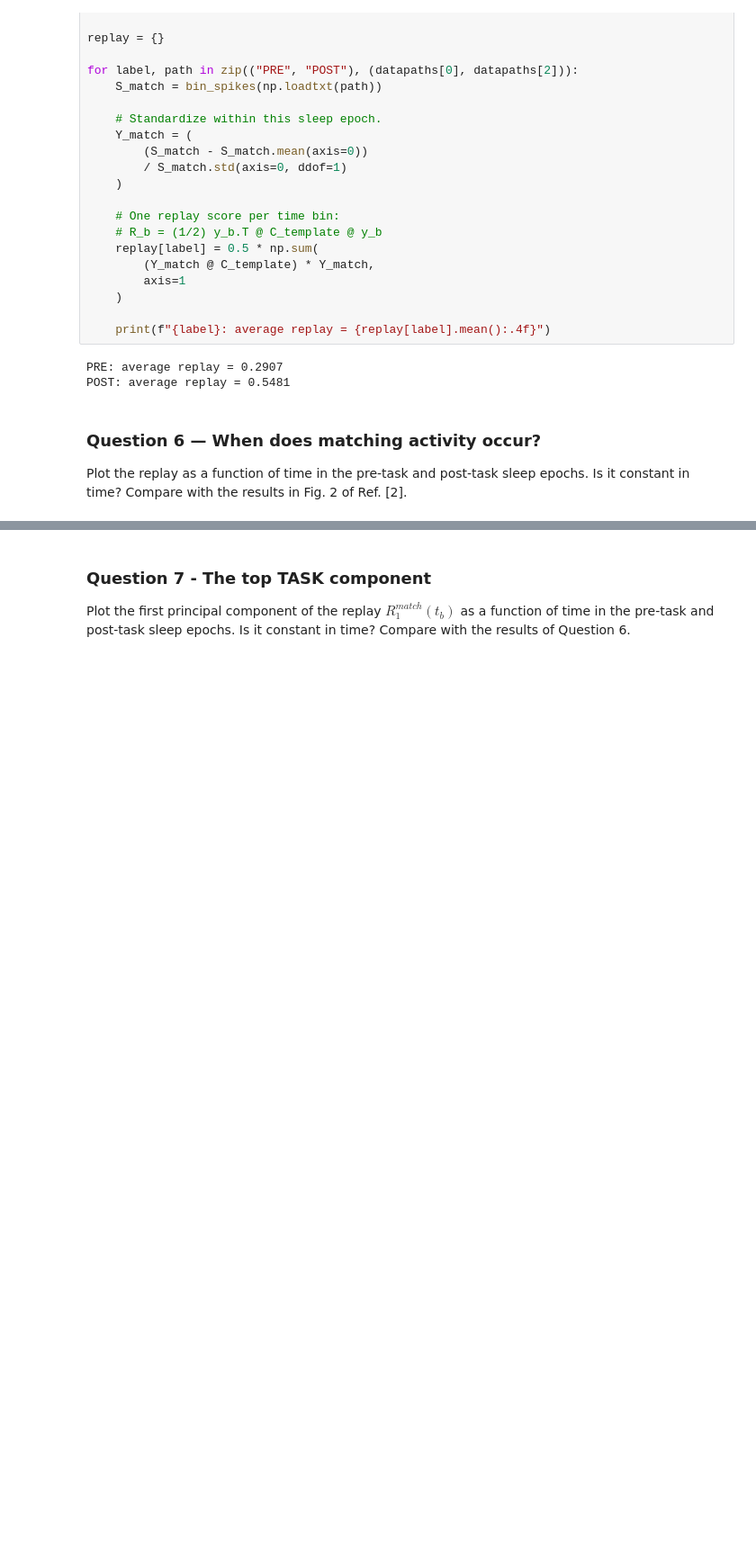
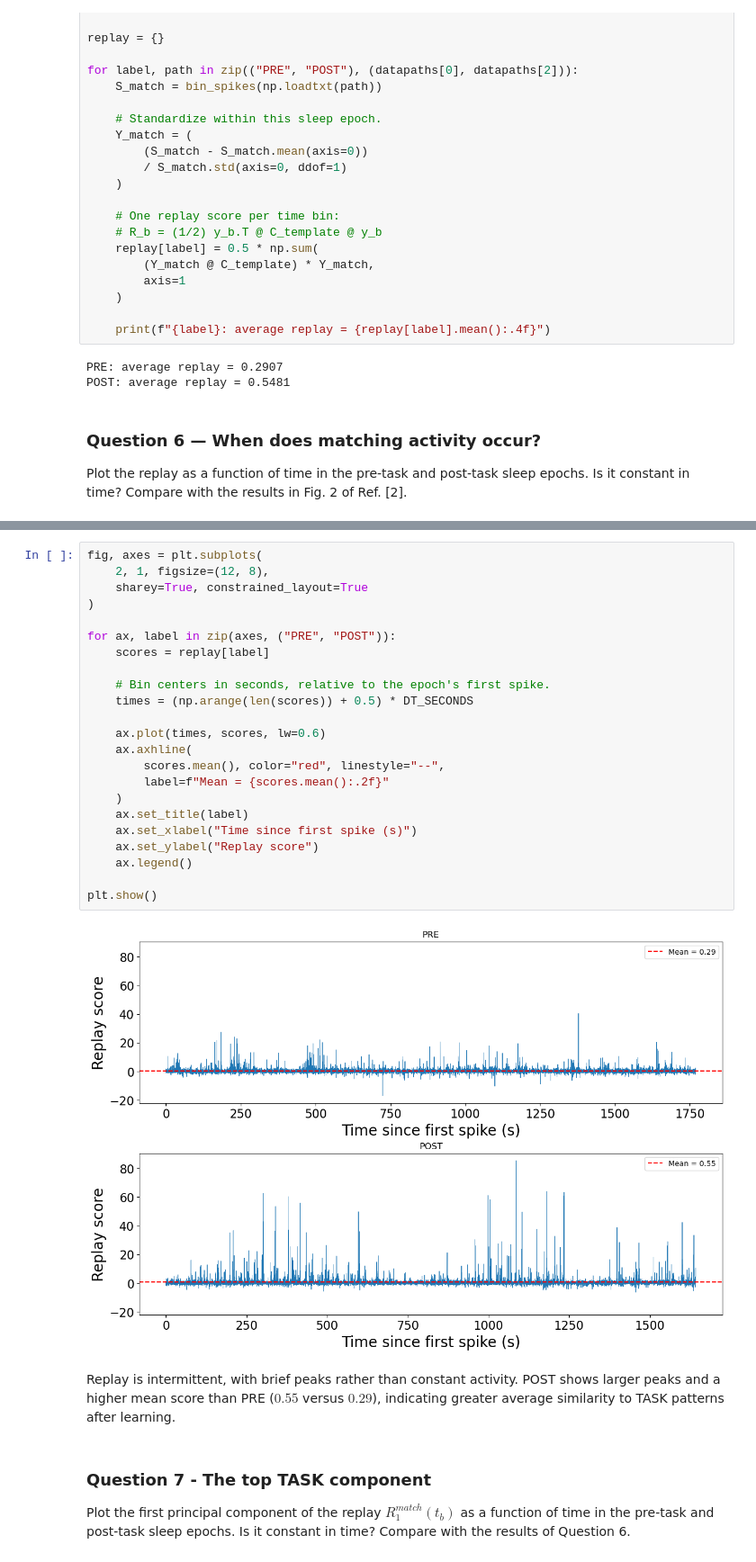
Before and after one commit to Marshhall/Sleep_Neural_Replay, a Jupyter notebook: main.ipynb, the cells around one changed output, grey strips where cells are left out. Shown at 90% size. Drawn from its saved outputs; the diff is of its cells as text; blank space fills up the shorter version.

Commit message:
Replay

```diff
--- a/main.ipynb
+++ b/main.ipynb
@@ -470,6 +470,33 @@ Plot the replay as a function of time in the pre-task and post-task sleep epochs
 it constant in time? Compare with the results in Fig. 2 of Ref. [2].
 # %% [markdown]
 ![Fig2_2](Fig2_2.png)
+# %%
+fig, axes = plt.subplots(
+    2, 1, figsize=(12, 8),
+    sharey=True, constrained_layout=True
+)
+
+for ax, label in zip(axes, ("PRE", "POST")):
+    scores = replay[label]
+
+    # Bin centers in seconds, relative to the epoch's first spike.
+    times = (np.arange(len(scores)) + 0.5) * DT_SECONDS
+
+    ax.plot(times, scores, lw=0.6)
+    ax.axhline(
+        scores.mean(), color="red", linestyle="--",
+        label=f"Mean = {scores.mean():.2f}"
+    )
+    ax.set_title(label)
+    ax.set_xlabel("Time since first spike (s)")
+    ax.set_ylabel("Replay score")
+    ax.legend()
+
+plt.show()
+# %% [output]
+[figure, added]
+# %% [markdown]
+Replay is intermittent, with brief peaks rather than constant activity. POST shows larger peaks and a higher mean score than PRE ($0.55$ versus $0.29$), indicating greater average similarity to TASK patterns after learning.
 # %% [markdown]
 ### Question 7 - The top TASK component
 
```
Also changed, not shown: parts of 4 cells of this notebook.
